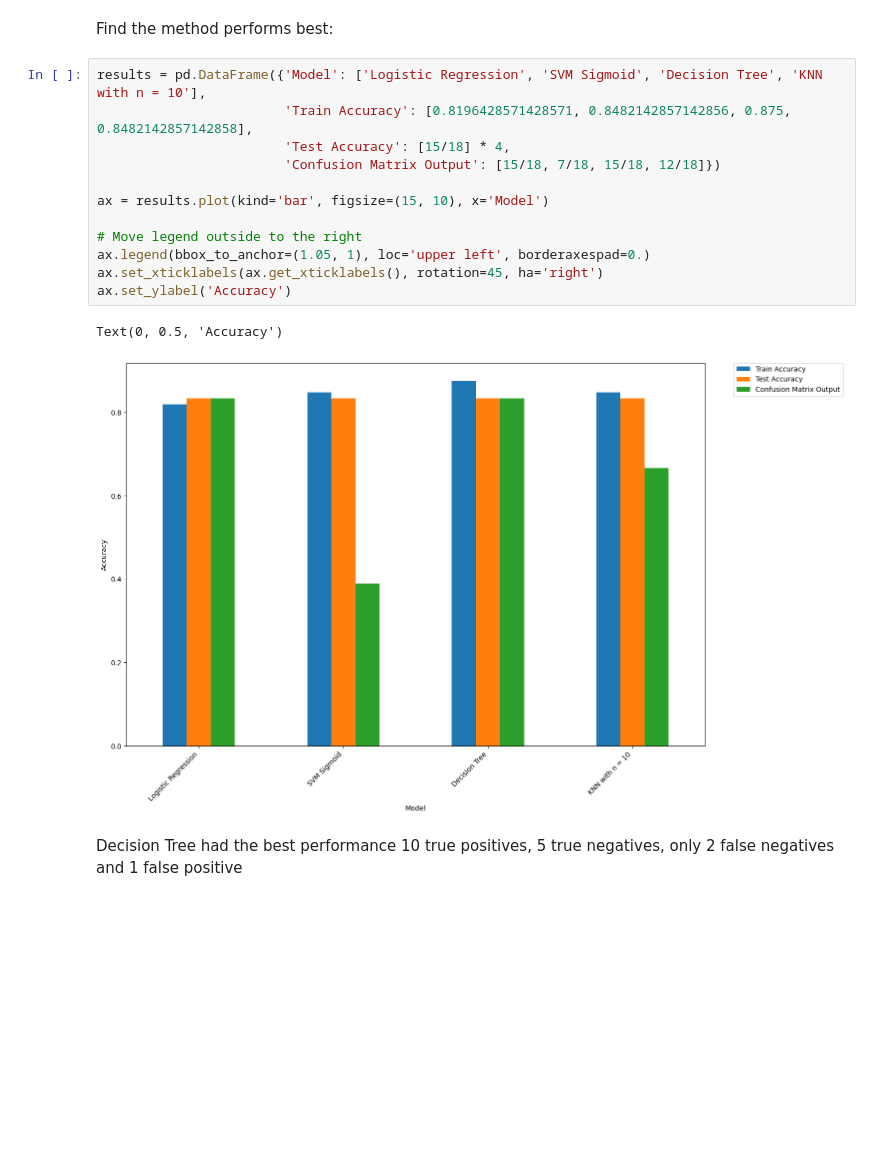
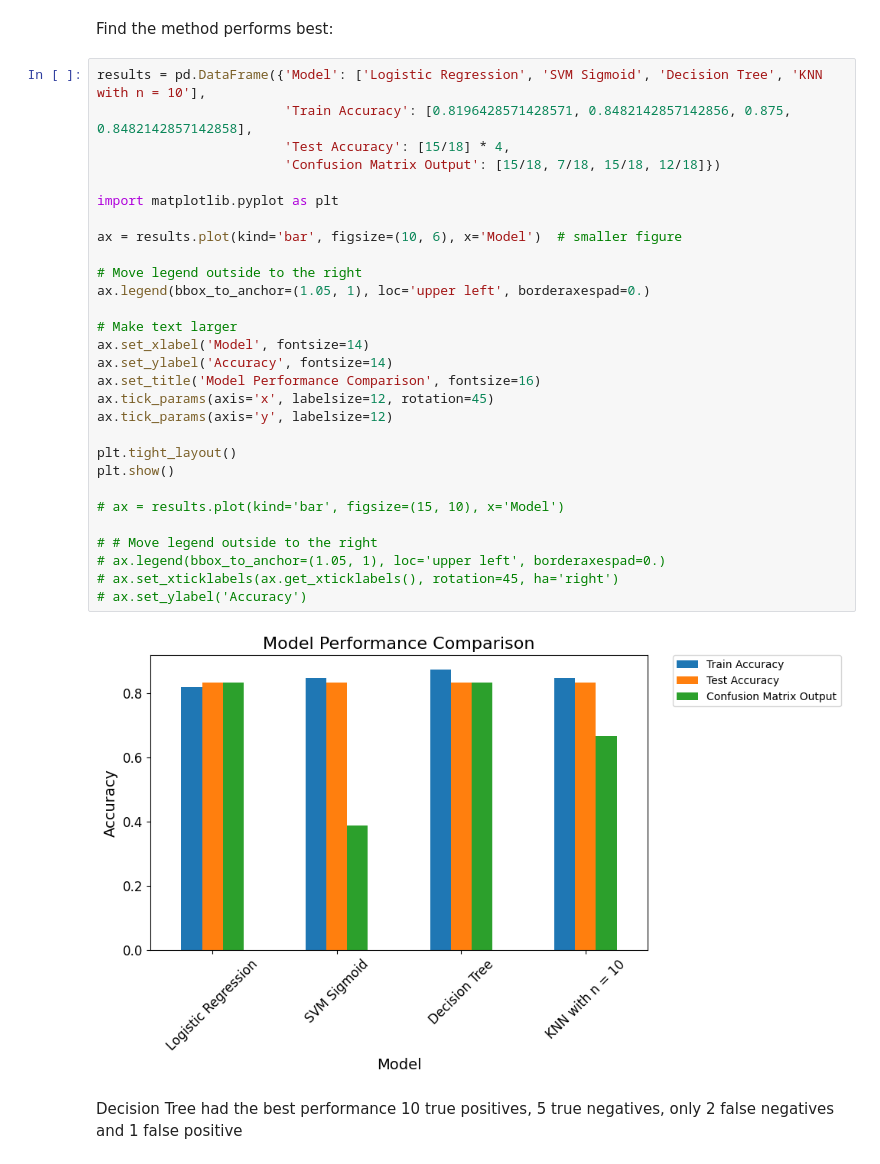
Before and after one commit to yusifrefae/IBM, a Jupyter notebook: 8-Machine-Learning-Prediction.ipynb, the cells around one changed output. Saved outputs shown, nothing was run; the diff lists cells and outputs as text; blank space fills up the shorter version.

```diff
--- a/8-Machine-Learning-Prediction.ipynb
+++ b/8-Machine-Learning-Prediction.ipynb
@@ -391,18 +391,34 @@ Find the method performs best:
 # %%
 results = pd.DataFrame({'Model': ['Logistic Regression', 'SVM Sigmoid', 'Decision Tree', 'KNN with n = 10'],
                         'Train Accuracy': [0.8196428571428571, 0.8482142857142856, 0.875, 0.8482142857142858],
                         'Test Accuracy': [15/18] * 4,
                         'Confusion Matrix Output': [15/18, 7/18, 15/18, 12/18]})
 
-ax = results.plot(kind='bar', figsize=(15, 10), x='Model')
+import matplotlib.pyplot as plt
+
+ax = results.plot(kind='bar', figsize=(10, 6), x='Model')  # smaller figure
 
 # Move legend outside to the right
 ax.legend(bbox_to_anchor=(1.05, 1), loc='upper left', borderaxespad=0.)
-ax.set_xticklabels(ax.get_xticklabels(), rotation=45, ha='right')
-ax.set_ylabel('Accuracy')
+
+# Make text larger
+ax.set_xlabel('Model', fontsize=14)
+ax.set_ylabel('Accuracy', fontsize=14)
+ax.set_title('Model Performance Comparison', fontsize=16)
+ax.tick_params(axis='x', labelsize=12, rotation=45)
+ax.tick_params(axis='y', labelsize=12)
+
+plt.tight_layout()
+plt.show()
+
+# ax = results.plot(kind='bar', figsize=(15, 10), x='Model')
+
+# # Move legend outside to the right
+# ax.legend(bbox_to_anchor=(1.05, 1), loc='upper left', borderaxespad=0.)
+# ax.set_xticklabels(ax.get_xticklabels(), rotation=45, ha='right')
+# ax.set_ylabel('Accuracy')
 # %% [output]
-Text(0, 0.5, 'Accuracy')
-[figure, old version]
+[figure, new version]
 # %% [markdown]
 Decision Tree had the best performance 10 true positives, 5 true negatives, only 2 false negatives and 1 false positive
 # %% [markdown]
```
Also changed, not shown: parts of 2 cells of this notebook.
